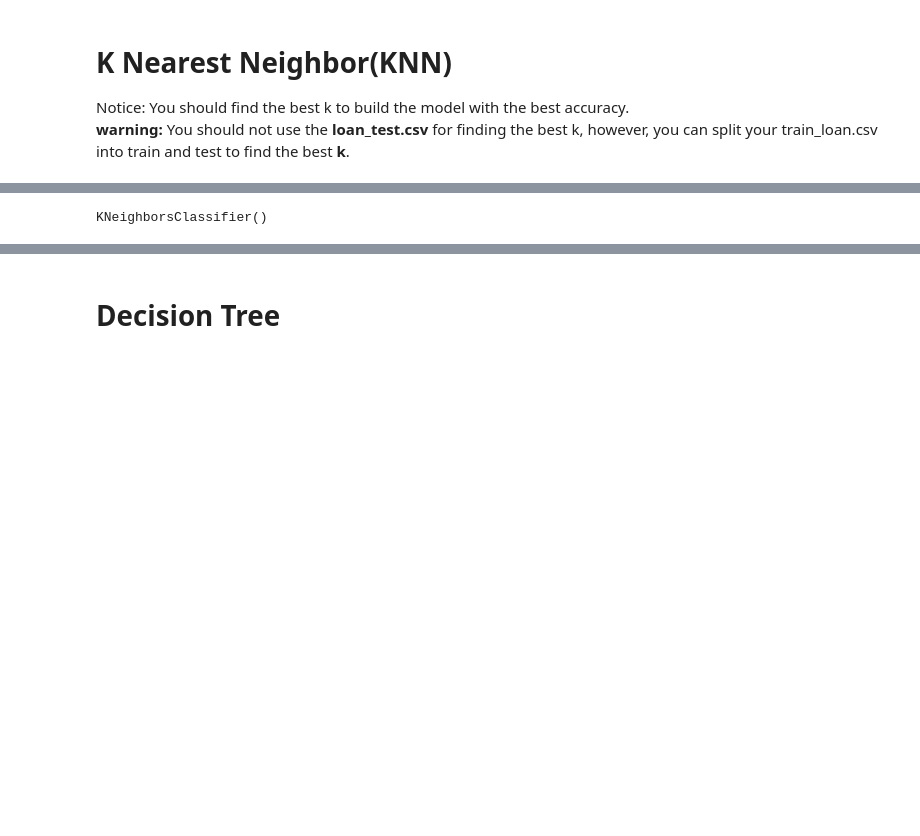
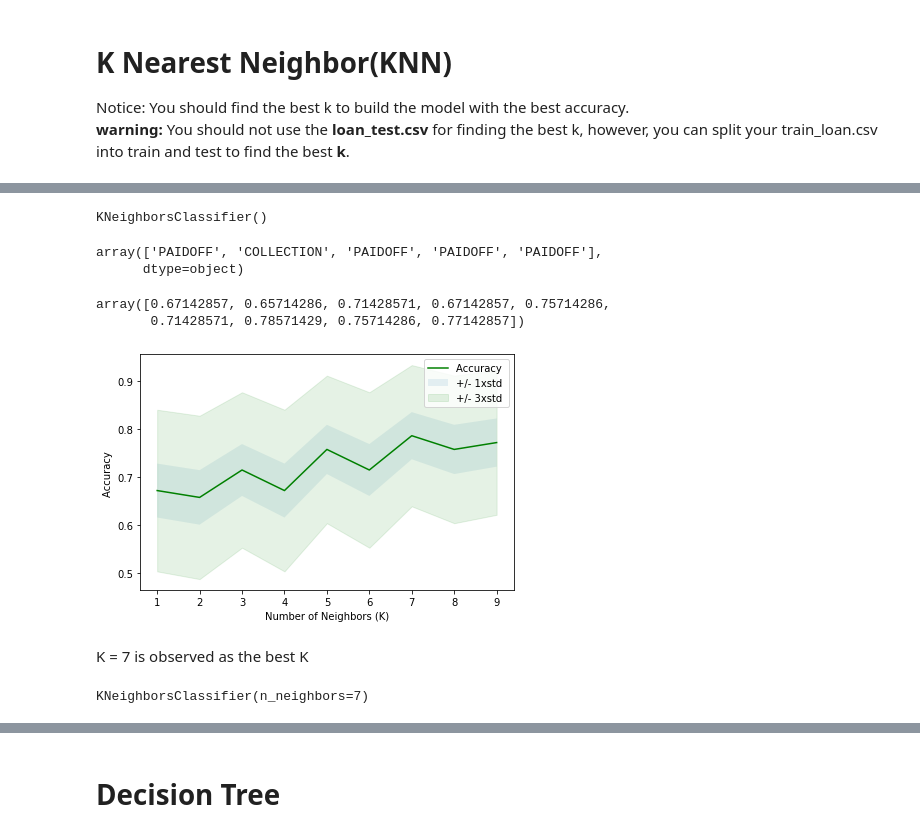
Before and after one commit to salamituns/IBM_DataScience_CapstoneProject, a Jupyter notebook: Capstone_Project_Notebook.ipynb, the cells around one changed output, grey strips where cells are left out. Drawn from its saved outputs; the diff is of its cells as text; code cells hidden in the pictures; blank space fills up the shorter version.

```diff
--- a/Capstone_Project_Notebook.ipynb
+++ b/Capstone_Project_Notebook.ipynb
@@ -271,3 +271,8 @@ You should use the following algorithm:
 *   You can go above and change the pre-processing, feature selection, feature-extraction, and so on, to make a better model.
 *   You should use either scikit-learn, Scipy or Numpy libraries for developing the classification algorithms.
 *   You should include the code of the algorithm in the following cells.
+# %%
+from sklearn.model_selection import train_test_split
+X_train, X_test, y_train, y_test = train_test_split(X, y, test_size=0.2, random_state=4)
+print ('Train set:', X_train.shape,  y_train.shape)
+print ('Test set:', X_test.shape,  y_test.shape)
@@ -299,9 +287,61 @@ The size of targer data ytrain_knn: (346,)
-# %%
-#instantiate the KNN model
-from sklearn.neighbors import KNeighborsClassifier
-
-#fit & train model, starting with k = 5
-neigh = KNeighborsClassifier(n_neighbors = 5)
-neigh.fit(Xtrain_knn, ytrain_knn)
-# %% [output]
-KNeighborsClassifier()
+# %%
+#Train
+from sklearn.neighbors import KNeighborsClassifier
+k = 5
+#Train Model and Predict using k=5
+KNN_model = KNeighborsClassifier(n_neighbors=k)
+KNN_model = KNN_model.fit(X_train,y_train)
+KNN_model
+# %% [output]
+KNeighborsClassifier()
+# %%
+#predicting
+Kpred = kNN_model.predict(X_test)
+Kpred[0:5]
+# %% [output]
+array(['PAIDOFF', 'COLLECTION', 'PAIDOFF', 'PAIDOFF', 'PAIDOFF'],
+      dtype=object)
+# %%
+# finding the best K
+Kn=10
+mean_acc=np.zeros((Kn-1))
+std_acc=np.zeros((Kn-1))
+ConfustionMx=[];
+for n in range(1,Kn):
+
+    #Train Model and Predict
+    KNN_model = KNeighborsClassifier(n_neighbors=n).fit(X_train,y_train)
+    Kpred = KNN_model.predict(X_test)
+
+
+    mean_acc[n-1]=np.mean(Kpred==y_test);
+
+    std_acc[n-1]=np.std(Kpred==y_test)/np.sqrt(Kpred.shape[0])
+mean_acc
+# %% [output]
+array([0.67142857, 0.65714286, 0.71428571, 0.67142857, 0.75714286,
+       0.71428571, 0.78571429, 0.75714286, 0.77142857])
+# %%
+#Ploting the model accuracy for a different number of neighbors.
+plt.plot(range(1,Kn),mean_acc,'g')
+plt.fill_between(range(1,Kn),mean_acc - 1 * std_acc,mean_acc + 1 * std_acc, alpha=0.10)
+plt.fill_between(range(1,Kn),mean_acc - 3 * std_acc,mean_acc + 3 * std_acc, alpha=0.10,color="green")
+plt.legend(('Accuracy ', '+/- 1xstd','+/- 3xstd'))
+plt.ylabel('Accuracy ')
+plt.xlabel('Number of Neighbors (K)')
+plt.tight_layout()
+plt.show()
+# %% [output]
+[figure, added]
+# %% [markdown]
+K = 7 is observed as the best K
+# %%
+#using a best k based on previous findings
+#Train Model and Predict using k=7
+
+k=7
+KNN_model = KNeighborsClassifier(n_neighbors=k)
+KNN_model = KNN_model.fit(X_train,y_train)
+KNN_model
+# %% [output]
+KNeighborsClassifier(n_neighbors=7)
```
Also changed, not shown: parts of 18 cells of this notebook.
